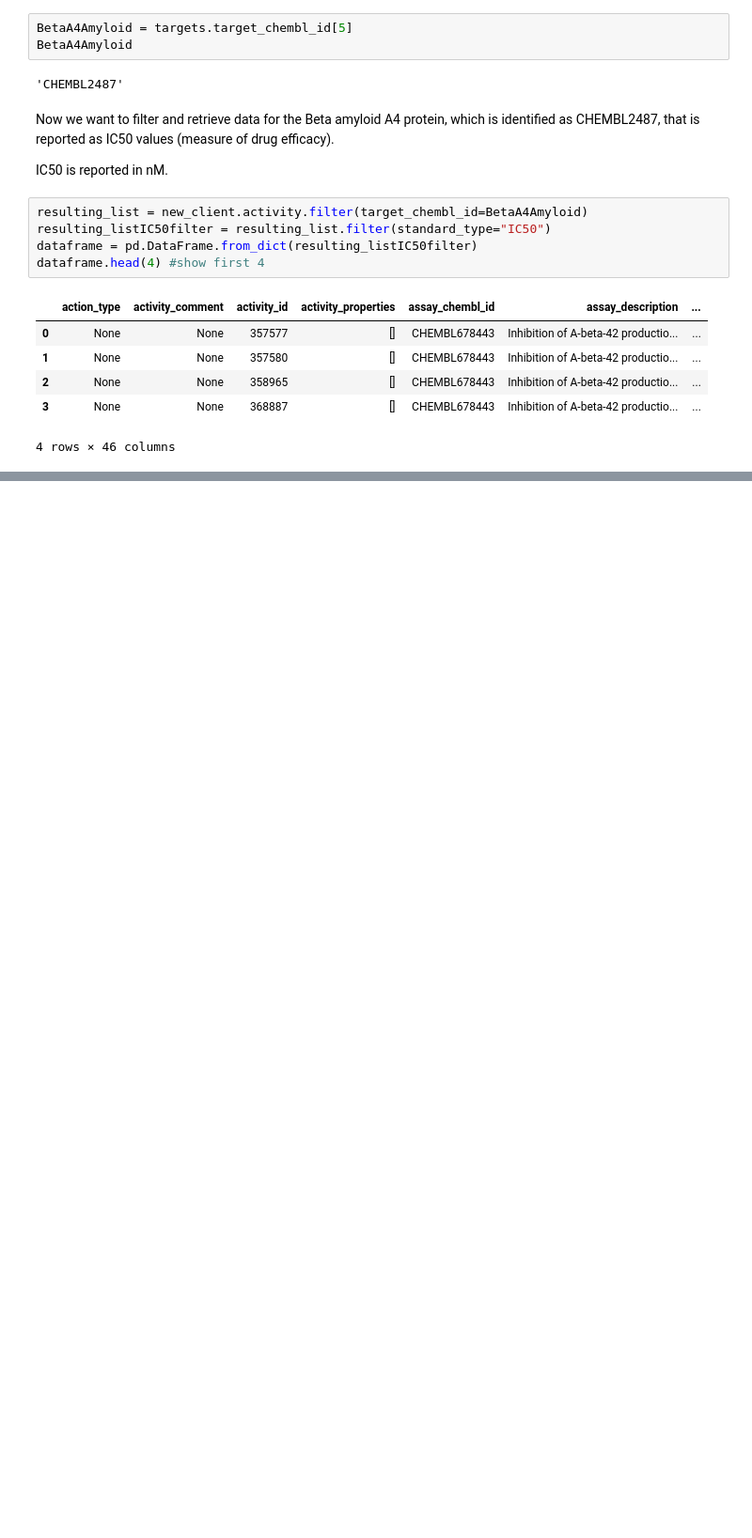
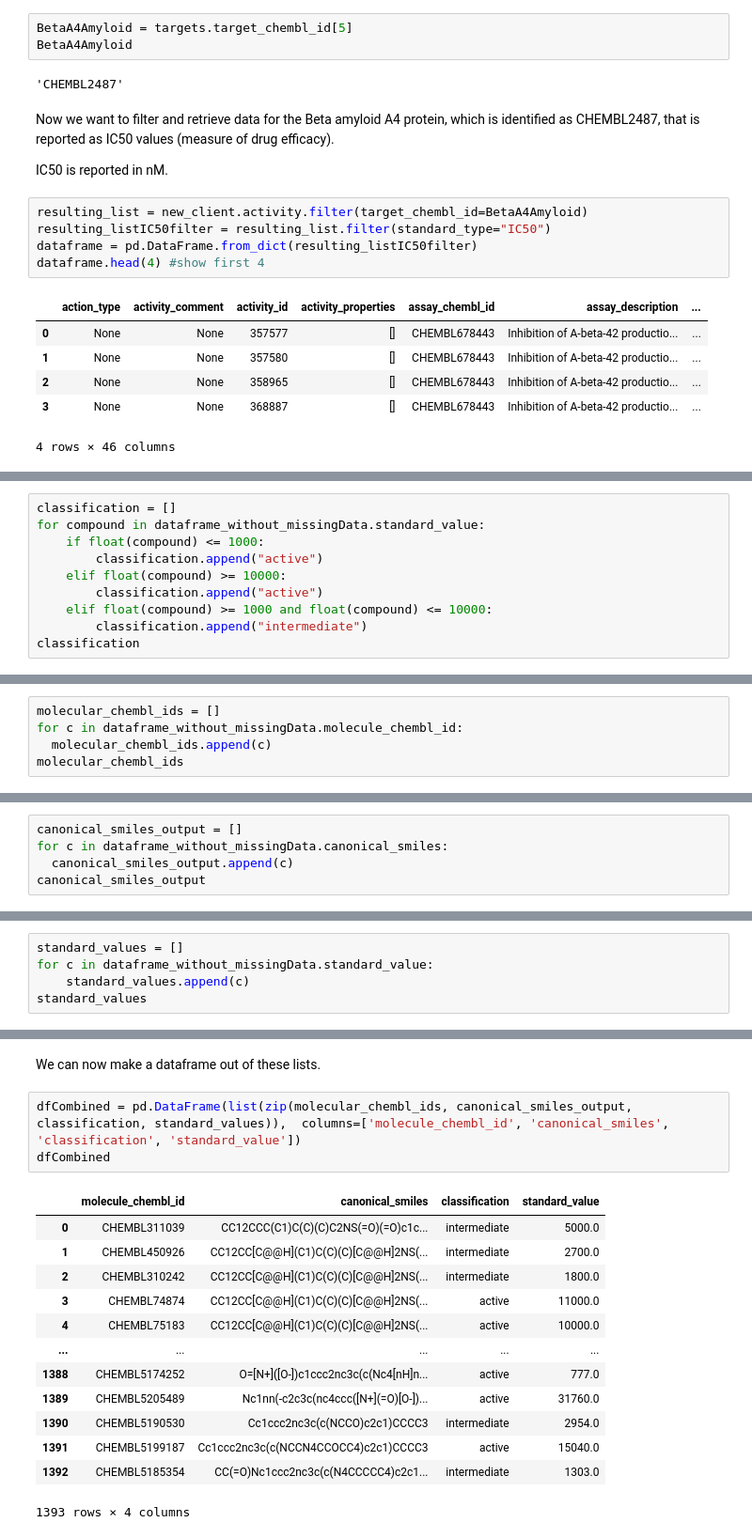
Before and after one commit to orrabadia/Bioactivity-Data-Project, a Jupyter notebook: ML_Part1_BioactivityDataProcessing.ipynb, the cells around one changed output, grey strips where cells are left out. Shown at 94% size. Saved outputs shown, nothing was run; the diff lists cells and outputs as text; blank space fills up the shorter version.

```diff
--- a/ML_Part1_BioactivityDataProcessing.ipynb
+++ b/ML_Part1_BioactivityDataProcessing.ipynb
@@ -66,0 +107,10 @@ dataframe.head(4) #show first 4
+# %%
+classification = []
+for compound in dataframe_without_missingData.standard_value:
+    if float(compound) <= 1000:
+        classification.append("active")
+    elif float(compound) >= 10000:
+        classification.append("active")
+    elif float(compound) >= 1000 and float(compound) <= 10000:
+        classification.append("intermediate")
+classification
@@ -66,0 +137,5 @@ dataframe.head(4) #show first 4
+# %%
+molecular_chembl_ids = []
+for c in dataframe_without_missingData.molecule_chembl_id:
+  molecular_chembl_ids.append(c)
+molecular_chembl_ids
@@ -66,0 +162,5 @@ dataframe.head(4) #show first 4
+# %%
+canonical_smiles_output = []
+for c in dataframe_without_missingData.canonical_smiles:
+  canonical_smiles_output.append(c)
+canonical_smiles_output
@@ -66,0 +187,5 @@ dataframe.head(4) #show first 4
+# %%
+standard_values = []
+for c in dataframe_without_missingData.standard_value:
+    standard_values.append(c)
+standard_values
@@ -66,0 +210,19 @@ dataframe.head(4) #show first 4
+# %% [markdown]
+We can now make a dataframe out of these lists.
+# %%
+dfCombined = pd.DataFrame(list(zip(molecular_chembl_ids, canonical_smiles_output, classification, standard_values)),  columns=['molecule_chembl_id', 'canonical_smiles', 'classification', 'standard_value'])
+dfCombined
+# %% [output]
+|  | molecule_chembl_id | canonical_smiles | classification | standard_value |
+| 0 | CHEMBL311039 | CC12CCC(C1)C(C)(C)C2NS(=O)(=O)c1c... | intermediate | 5000.0 |
+| 1 | CHEMBL450926 | CC12CC[C@@H](C1)C(C)(C)[C@@H]2NS(... | intermediate | 2700.0 |
+| 2 | CHEMBL310242 | CC12CC[C@@H](C1)C(C)(C)[C@@H]2NS(... | intermediate | 1800.0 |
+| 3 | CHEMBL74874 | CC12CC[C@@H](C1)C(C)(C)[C@@H]2NS(... | active | 11000.0 |
+| 4 | CHEMBL75183 | CC12CC[C@@H](C1)C(C)(C)[C@@H]2NS(... | active | 10000.0 |
+| ... | ... | ... | ... | ... |
+| 1388 | CHEMBL5174252 | O=[N+]([O-])c1ccc2nc3c(c(Nc4[nH]n... | active | 777.0 |
+| 1389 | CHEMBL5205489 | Nc1nn(-c2c3c(nc4ccc([N+](=O)[O-])... | active | 31760.0 |
+| 1390 | CHEMBL5190530 | Cc1ccc2nc3c(c(NCCO)c2c1)CCCC3 | intermediate | 2954.0 |
+| 1391 | CHEMBL5199187 | Cc1ccc2nc3c(c(NCCN4CCOCC4)c2c1)CCCC3 | active | 15040.0 |
+| 1392 | CHEMBL5185354 | CC(=O)Nc1ccc2nc3c(c(N4CCCCC4)c2c1... | intermediate | 1303.0 |
+1393 rows × 4 columns
```
Also changed, not shown: parts of 11 cells of this notebook, 2 other files.
